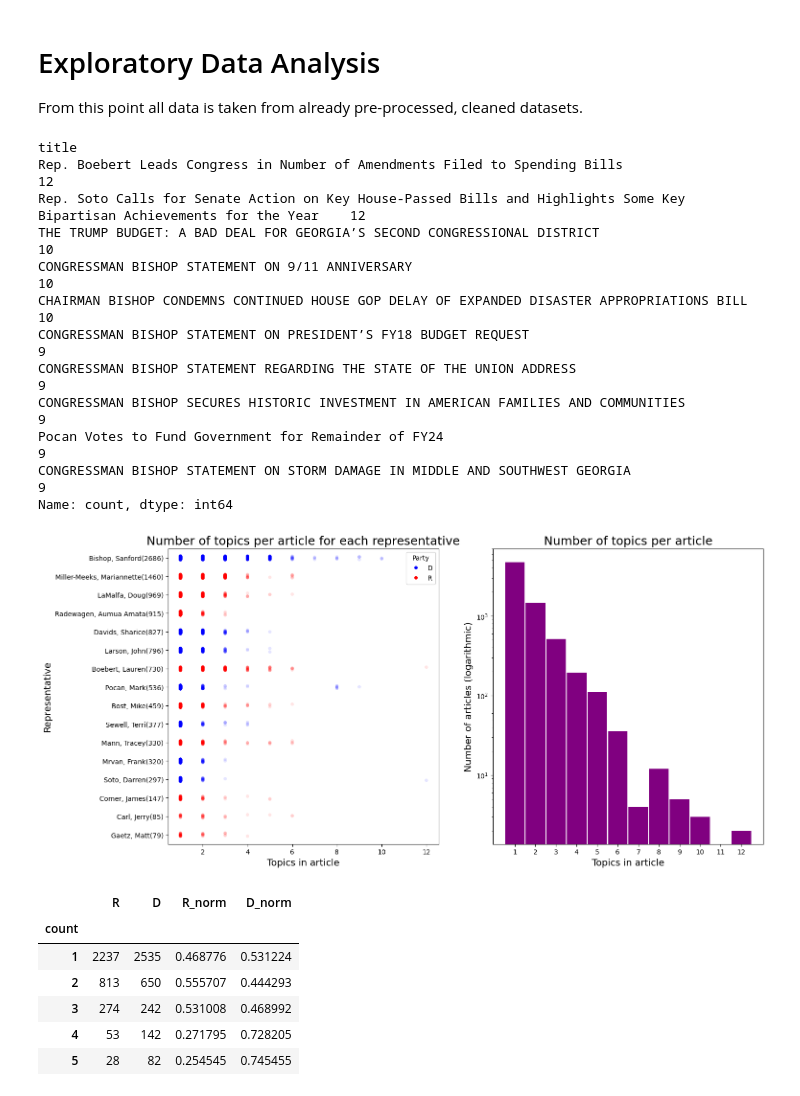
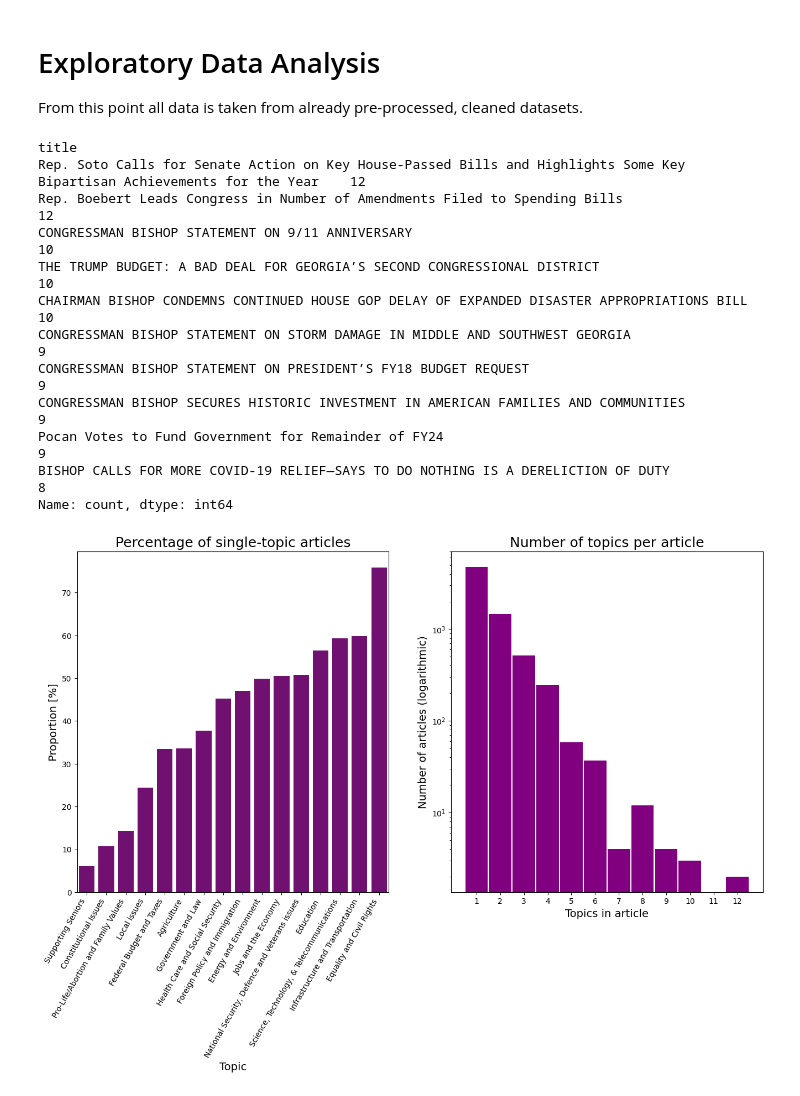
Before and after one commit to qpa-agh/usa_issues_data_mining, a Jupyter notebook: eda.ipynb, the cells around one changed output. Drawn from its saved outputs; the diff is of its cells as text; code cells hidden in the pictures.

```diff
--- a/eda.ipynb
+++ b/eda.ipynb
@@ -12,27 +11,29 @@ from bokeh.sampledata.les_mis import data
 from bokeh.plotting import show
 # %%
 df_art = pd.read_csv('data/cleaned_articles.csv')
+df_art_merged = pd.read_csv('data/cleaned_merged_articles.csv')
 df_rep = pd.read_csv('data/cleaned_chosen_representatives.csv')
 
 df_art["title"].value_counts().head(10)
 # %% [output]
 title
+Rep. Soto Calls for Senate Action on Key House-Passed Bills and Highlights Some Key Bipartisan Achievements for the Year    12
 Rep. Boebert Leads Congress in Number of Amendments Filed to Spending Bills                                                 12
-Rep. Soto Calls for Senate Action on Key House-Passed Bills and Highlights Some Key Bipartisan Achievements for the Year    12
+CONGRESSMAN BISHOP STATEMENT ON 9/11 ANNIVERSARY                                                                            10
 THE TRUMP BUDGET: A BAD DEAL FOR GEORGIA’S SECOND CONGRESSIONAL DISTRICT                                                    10
-CONGRESSMAN BISHOP STATEMENT ON 9/11 ANNIVERSARY                                                                            10
 CHAIRMAN BISHOP CONDEMNS CONTINUED HOUSE GOP DELAY OF EXPANDED DISASTER APPROPRIATIONS BILL                                 10
+CONGRESSMAN BISHOP STATEMENT ON STORM DAMAGE IN MIDDLE AND SOUTHWEST GEORGIA                                                 9
 CONGRESSMAN BISHOP STATEMENT ON PRESIDENT’S FY18 BUDGET REQUEST                                                              9
-CONGRESSMAN BISHOP STATEMENT REGARDING THE STATE OF THE UNION ADDRESS                                                        9
 CONGRESSMAN BISHOP SECURES HISTORIC INVESTMENT IN AMERICAN FAMILIES AND COMMUNITIES                                          9
 Pocan Votes to Fund Government for Remainder of FY24                                                                         9
-CONGRESSMAN BISHOP STATEMENT ON STORM DAMAGE IN MIDDLE AND SOUTHWEST GEORGIA                                                 9
+BISHOP CALLS FOR MORE COVID-19 RELIEF—SAYS TO DO NOTHING IS A DERELICTION OF DUTY                                            8
 Name: count, dtype: int64
 # %%
+#Data preparation
 rep_to_party = dict(zip(df_rep["name"], df_rep["party"]))
 
 title_counts = df_art["title"].value_counts()
-representative_counts = df_art["representative_name"].value_counts()
+representative_counts = df_art_merged["representative_name"].value_counts()
 
 topics_per_article_counts = pd.DataFrame({
     "title": title_counts.index,
@@ -44,6 +45,19 @@ topics_per_article_counts.rename(columns={"representative_name": "representative
 topics_per_article_counts["party"] = [rep_to_party[rep] for rep in topics_per_article_counts["representative"]]
 topics_per_article_counts.sort_values(by="representative", key=lambda col: representative_counts[col], inplace=True, ascending=False)
 topics_per_article_counts["representative"] = topics_per_article_counts["representative"].apply(lambda x: x + f'({representative_counts[x]})')
+representative_counts
+
+# 2nd plot
+
+topics = df_art['issue'].unique()
+df_single_topics = df_art_merged[df_art_merged['issue'].apply(lambda x: not ';' in x)]
+
+proportions = []
+for topic in topics:
+    proportion = len(df_single_topics[df_single_topics['issue'] == topic]) / len(df_art_merged[df_art_merged['issue'].apply(lambda x: topic in x)])
+    proportions.append({'topic': topic, 'proportion': proportion * 100})
+df_proportions = pd.DataFrame(proportions)
+df_proportions.sort_values(by='proportion', inplace=True)
 # %%
 def describe_axis(ax, title, xlabel, ylabel):
     ax.set_title(title, size=18)
@@ -51,30 +65,27 @@ def describe_axis(ax, title, xlabel, ylabel):
     ax.set_ylabel(ylabel, size=14)
 # %%
 fig, ax = plt.subplots(nrows = 1, ncols = 2, figsize=(16,8), facecolor="white")
-
-palette = {"D": "blue", "R": "red"}
-sns.stripplot(x="count", y="representative", data=topics_per_article_counts, ax=ax[0], jitter=True, alpha=0.1, hue="party", palette=palette)
-describe_axis(ax[0], "Number of topics per article for each representative", "Topics in article", "Representative")
-
-# Override alpha for legend
-handles, labels = ax[0].get_legend_handles_labels()
-for handle in handles:
-    handle.set_alpha(1)
-ax[0].legend(handles=handles, labels=labels, title="Party")
-
 
 
 ax[1].hist(title_counts.values, color="purple", bins = 12, log=True, rwidth=0.95)
 describe_axis(ax[1], "Number of topics per article", "Topics in article", "Number of articles (logarithmic)")
 
 #Override x-axis ticks behaviour
 bin_edges = ax[1].patches
 bin_centers = [patch.get_x() + patch.get_width() / 2 for patch in bin_edges]
 ax[1].set_xticks(bin_centers)
 ax[1].set_xticklabels(list(range(1, title_counts.max() + 1)));
+
+#2nd plot
+
+sns.barplot(data=df_proportions, x='topic', y='proportion', color='purple', ax=ax[0])
+describe_axis(ax[0], "Percentage of single-topic articles", "Topic", "Proportion [%]")
+ax[0].set_xticklabels(ax[0].get_xticklabels(), rotation=60, ha='right');
 # %% [output]
-[figure, old version]
+[figure, new version]
 # %%
+#Data preparation
+
 df_count_r = topics_per_article_counts[topics_per_article_counts['party'] == 'R']
 df_count_d = topics_per_article_counts[topics_per_article_counts['party'] == 'D']
 title_counts_r = df_count_r["count"].value_counts()[:5]
@@ -87,13 +98,5 @@ combined_counts = pd.DataFrame({
 
 combined_counts['R_norm'] = combined_counts['R'] / (combined_counts['R'] + combined_counts['D'])
 combined_counts['D_norm'] = combined_counts['D'] / (combined_counts['R'] + combined_counts['D'])
-combined_counts
+# 2nd plot
-# %% [output]
-|  | R | D | R_norm | D_norm |
-| count |  |  |  |  |
-| 1 | 2237 | 2535 | 0.468776 | 0.531224 |
-| 2 | 813 | 650 | 0.555707 | 0.444293 |
-| 3 | 274 | 242 | 0.531008 | 0.468992 |
-| 4 | 53 | 142 | 0.271795 | 0.728205 |
-| 5 | 28 | 82 | 0.254545 | 0.745455 |
 # %%
```
Also changed, not shown: parts of 5 cells of this notebook.
